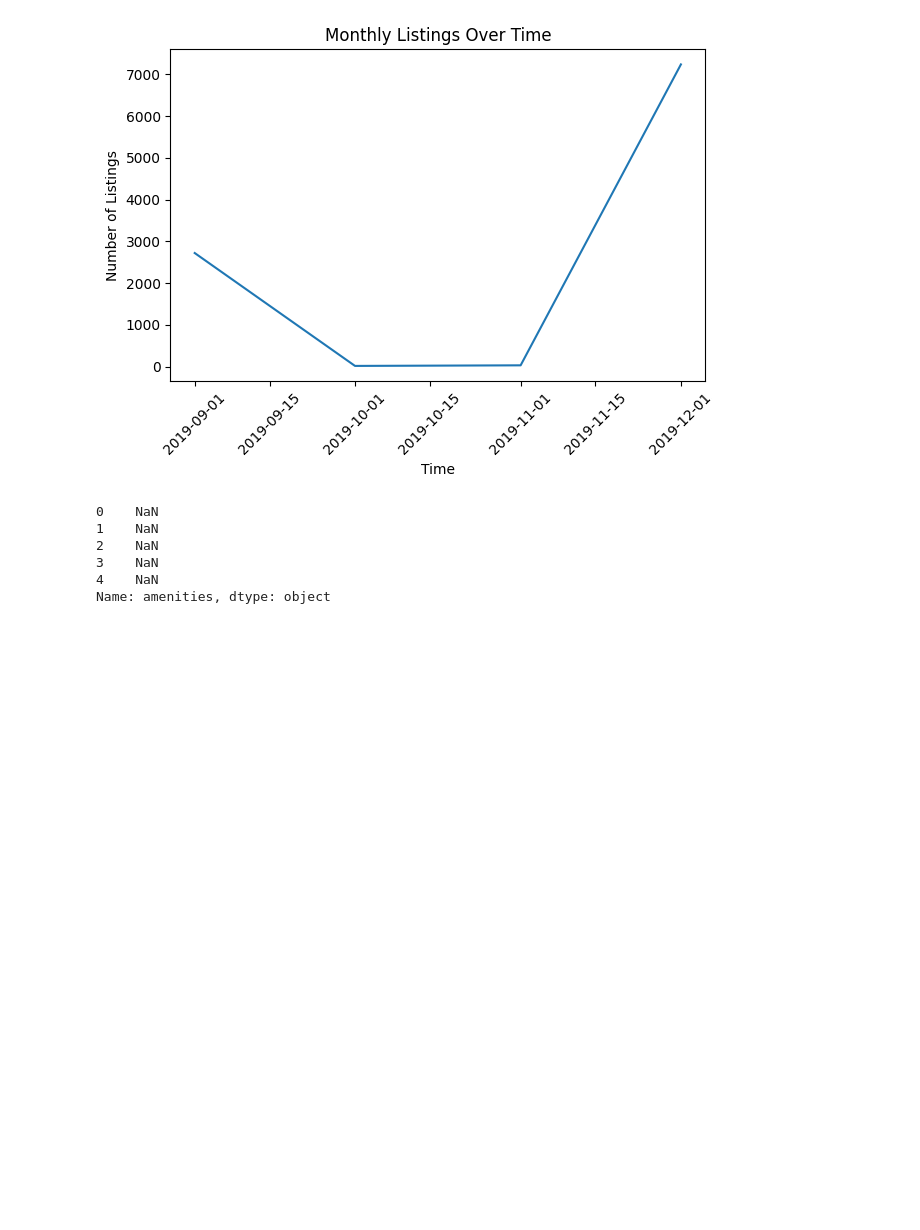
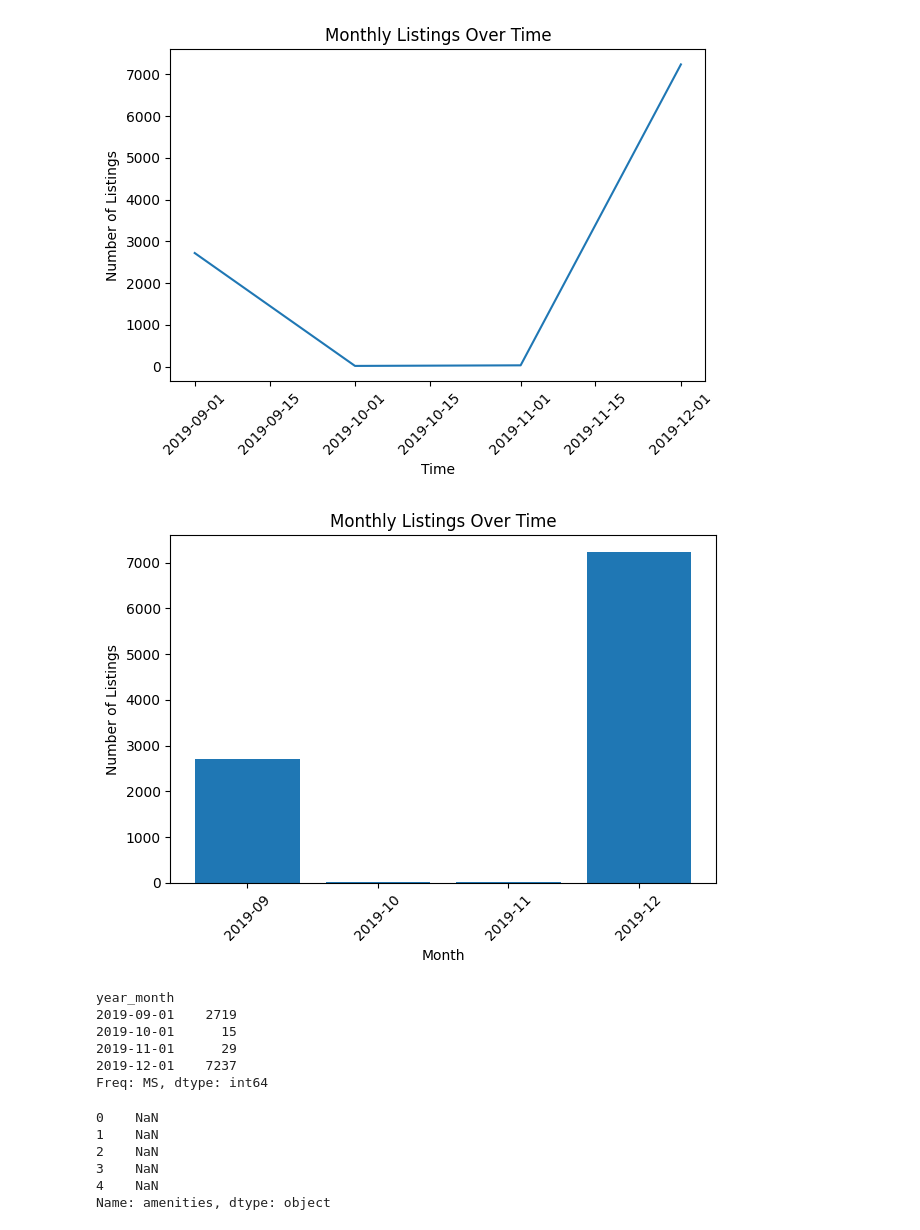
Before and after one commit to darrelljing21/ITEC4305-project, a Jupyter notebook: rent.ipynb, the cells around one changed output. Cells and saved outputs as stored; diff of their text form; code cells hidden in the pictures; blank space fills up the shorter version.

```diff
--- a/rent.ipynb
+++ b/rent.ipynb
@@ -321,6 +321,26 @@ plt.tight_layout()
 plt.show()
 # %% [output]
 [figure]
+# %%
+plt.figure()
+plt.bar(monthly_counts.index.strftime("%Y-%m"), monthly_counts.values)
+plt.xlabel("Month")
+plt.ylabel("Number of Listings")
+plt.title("Monthly Listings Over Time")
+plt.xticks(rotation=45)
+plt.tight_layout()
+plt.show()
+# %% [output]
+[figure, added]
+# %%
+print(monthly_counts)
+# %% [output]
+year_month
+2019-09-01    2719
+2019-10-01      15
+2019-11-01      29
+2019-12-01    7237
+Freq: MS, dtype: int64
 # %%
 df["amenities"].head()
 # %% [output]
```
Also changed, not shown: parts of 42 cells of this notebook, 2 other files.
